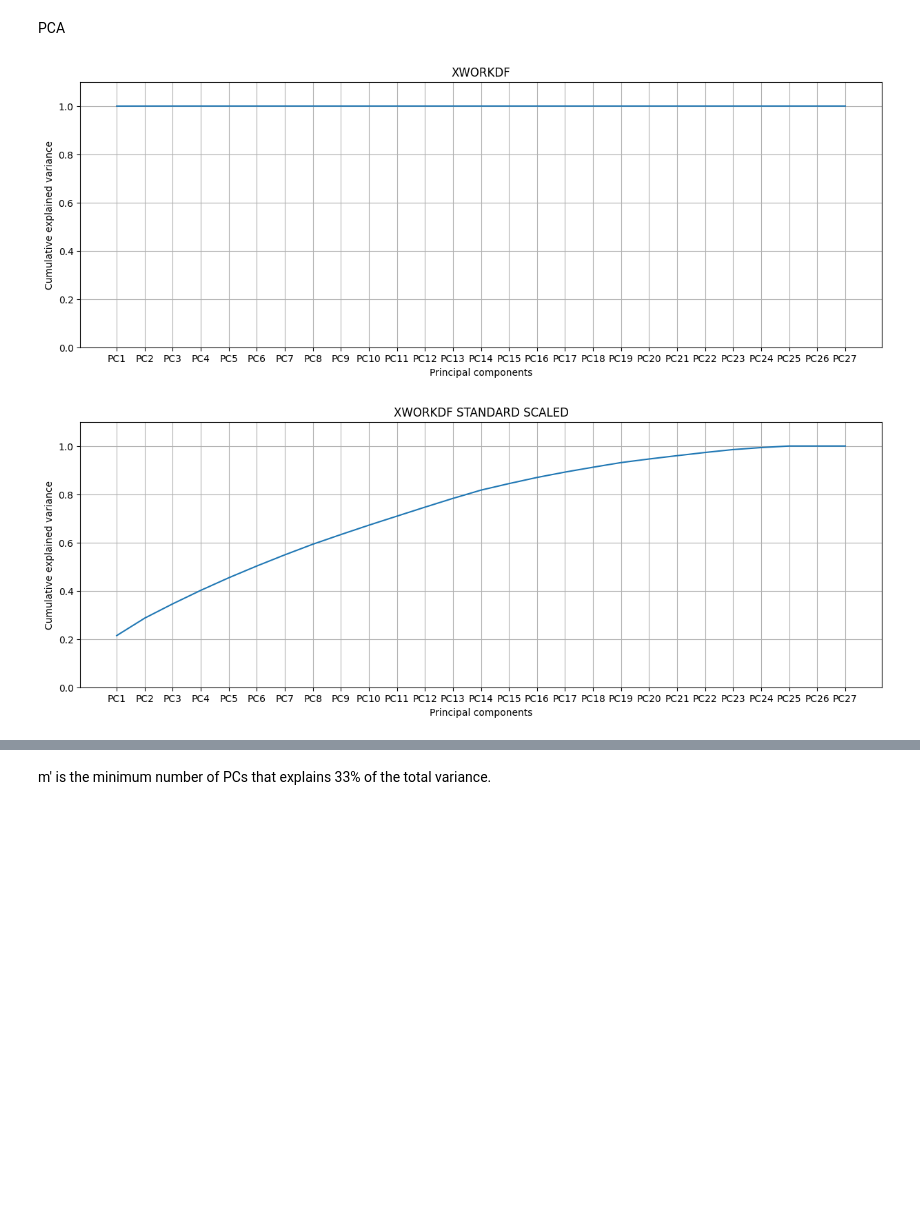
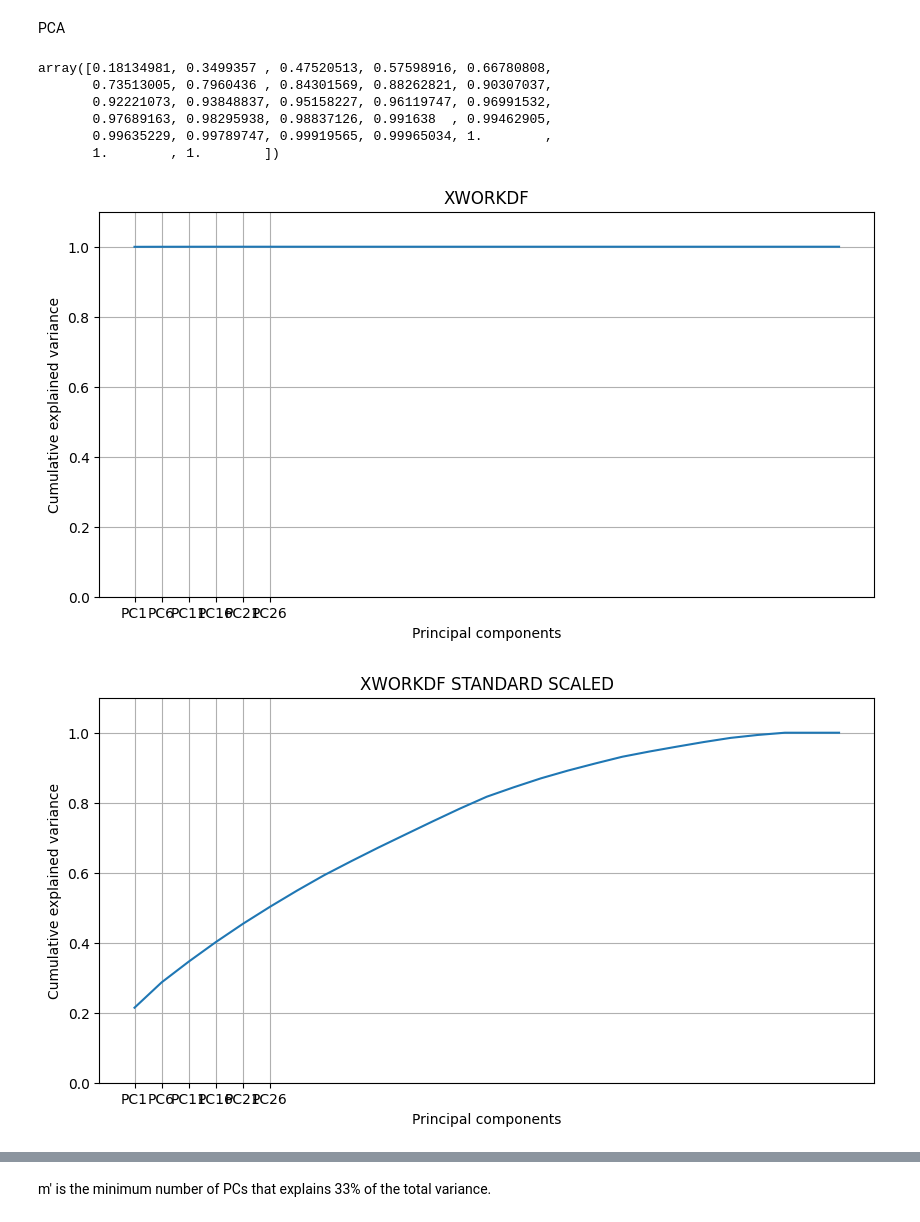
Before and after one commit to MarcoMungaiCoppolino/Data-Science-Portfolio, a Jupyter notebook: PROGETTO/HomeWork_1/LE MungaiCoppolinoPellegrino copy.ipynb, the cells around one changed output, grey strips where cells are left out. Saved outputs shown, nothing was run; the diff lists cells and outputs as text; code cells hidden in the pictures; blank space fills up the shorter version.

```diff
--- a/PROGETTO/HomeWork_1/LE MungaiCoppolinoPellegrino copy.ipynb
+++ b/PROGETTO/HomeWork_1/LE MungaiCoppolinoPellegrino copy.ipynb
@@ -208,5 +173,4 @@ features
 # %%
 split_columns = workdf['Dt_Customer'].str.split('-', expand=True)
 split_columns = split_columns.apply(pd.to_numeric)
-new_column = split_columns.iloc[:, 0] + split_columns.iloc[:,1] * 30 + split_columns.iloc[:,2] * 365
-workdf['Dt_Customer'] = new_column - new_column.min()
+workdf['Dt_Customer'] = split_columns.iloc[:, 0] + split_columns.iloc[:,1] * 30 + split_columns.iloc[:,2] * 365
@@ -279,5 +234,14 @@ plt.show()
 # %% [markdown]
 PCA
+# %%
+np.cumsum(pca_mm.explained_variance_ratio_)
+# %% [output]
+array([0.18134981, 0.3499357 , 0.47520513, 0.57598916, 0.66780808,
+       0.73513005, 0.7960436 , 0.84301569, 0.88262821, 0.90307037,
+       0.92221073, 0.93848837, 0.95158227, 0.96119747, 0.96991532,
+       0.97689163, 0.98295938, 0.98837126, 0.991638  , 0.99462905,
+       0.99635229, 0.99789747, 0.99919565, 0.99965034, 1.        ,
+       1.        , 1.        ])
 # %%
 pca_nostd = PCA(random_state=rs)
 pca_std = PCA(random_state=rs)
@@ -291,41 +255,41 @@ explained_variance_std = np.cumsum(pca_std.explained_variance_ratio_)
 explained_variance_mm = np.cumsum(pca_mm.explained_variance_ratio_)
 
 #pca_nostd
-plt.figure(figsize=(15, 5))
+plt.figure(figsize=(10, 5))
 plt.plot(np.cumsum(pca_nostd.explained_variance_ratio_))
 plt.title('XWORKDF')
 plt.ylim([0, 1.1])
-plt.xticks(ticks=np.arange(pca_nostd.n_features_in_),
-           labels=[f'PC{i + 1}' for i in range(pca_nostd.n_features_in_)])
+plt.xticks(ticks=np.arange(len([f'PC{i + 1}' for i in range(0,pca_nostd.n_features_in_,5)])),
+           labels=[f'PC{i + 1}' for i in range(0,pca_nostd.n_features_in_,5)])
 plt.xlabel('Principal components')
 plt.ylabel('Cumulative explained variance')
 plt.grid()
 plt.show()
 
 
 #pca_std
-plt.figure(figsize=(15, 5))
+plt.figure(figsize=(10, 5))
 plt.plot(np.cumsum(pca_std.explained_variance_ratio_))
 plt.title('XWORKDF STANDARD SCALED')
 plt.ylim([0, 1.1])
-plt.xticks(ticks=np.arange(pca_std.n_features_in_),
-           labels=[f'PC{i + 1}' for i in range(pca_std.n_features_in_)])
+plt.xticks(ticks=np.arange(len([f'PC{i + 1}' for i in range(0,pca_std.n_features_in_,5)])),
+           labels=[f'PC{i + 1}' for i in range(0,pca_std.n_features_in_,5)])
 plt.xlabel('Principal components')
 plt.ylabel('Cumulative explained variance')
 plt.grid()
 plt.show()
 
 #pca_mm
-plt.figure(figsize=(15, 5))
+plt.figure(figsize=(10, 5))
 plt.plot(np.cumsum(pca_mm.explained_variance_ratio_))
 plt.title('XWORKDF MINMAX SCALED')
 plt.ylim([0, 1.1])
-plt.xticks(ticks=np.arange(pca_mm.n_features_in_),
-           labels=[f'PC{i + 1}' for i in range(pca_mm.n_features_in_)])
+plt.xticks(ticks=np.arange(len([f'PC{i + 1}' for i in range(0,pca_mm.n_features_in_,5)])),
+           labels=[f'PC{i + 1}' for i in range(0,pca_mm.n_features_in_,5)])
 plt.xlabel('Principal components')
 plt.ylabel('Cumulative explained variance')
 plt.grid()
 plt.show()
 # %% [output]
-[figure, old version]
+[figure, new version]
-[figure, old version]
+[figure, new version]
```
Also changed, not shown: parts of 16 cells of this notebook.
